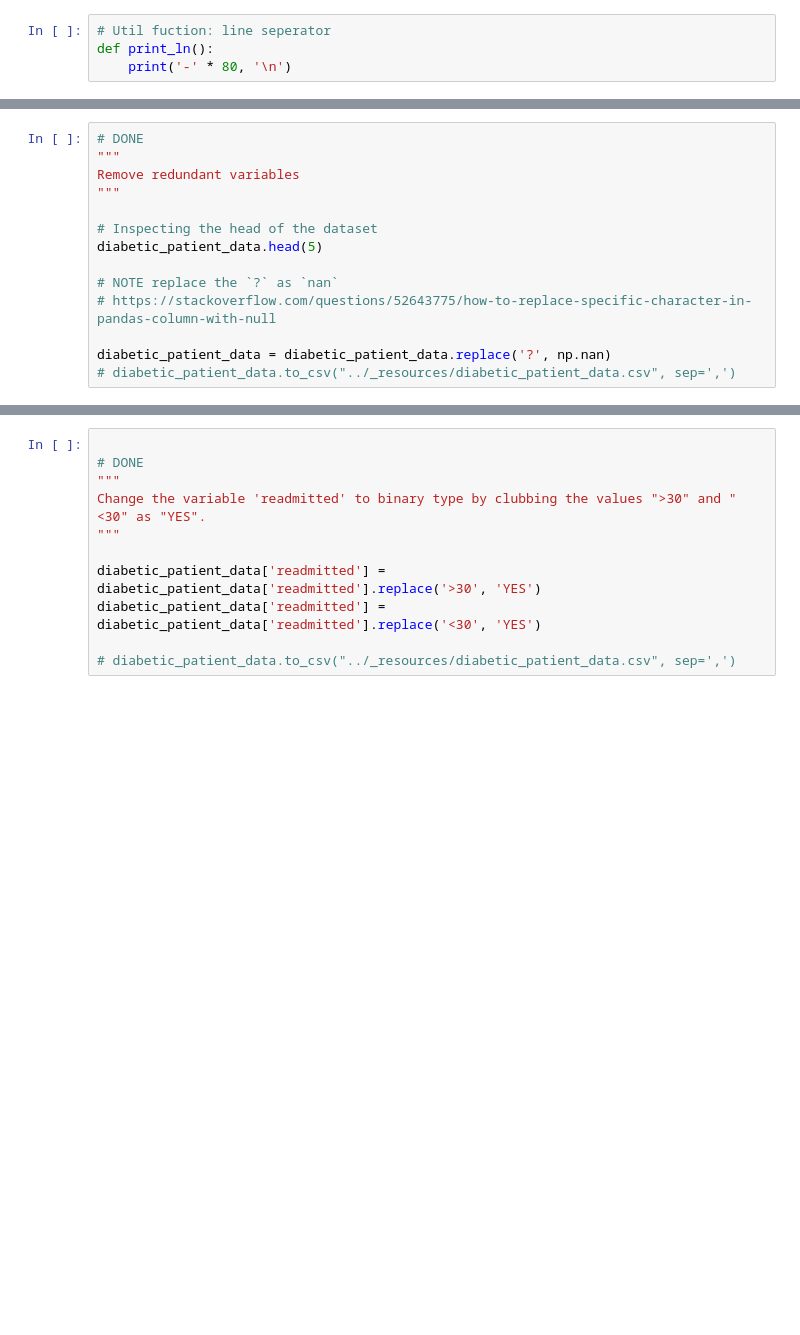
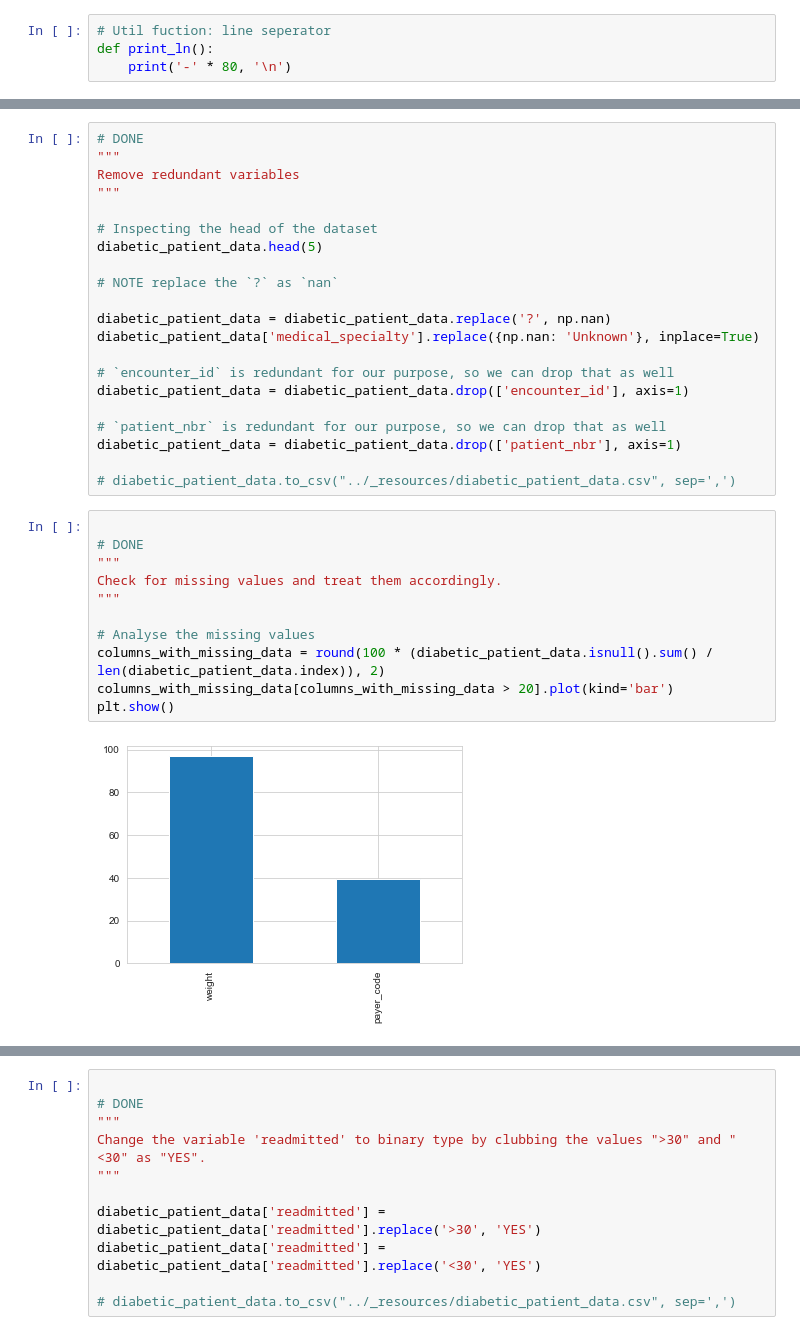
Before and after one commit to abhi18av/Risk_Stratification, a Jupyter notebook: src/Diabetic_Patients_Risk_Stratification.ipynb, the cells around one changed output, grey strips where cells are left out. Drawn from its saved outputs; the diff is of its cells as text; blank space fills up the shorter version.

```diff
--- a/src/Diabetic_Patients_Risk_Stratification.ipynb
+++ b/src/Diabetic_Patients_Risk_Stratification.ipynb
@@ -57,8 +54,28 @@ Remove redundant variables
 diabetic_patient_data.head(5)
 
 # NOTE replace the `?` as `nan`
-# https://stackoverflow.com/questions/52643775/how-to-replace-specific-character-in-pandas-column-with-null
 
 diabetic_patient_data = diabetic_patient_data.replace('?', np.nan)
+diabetic_patient_data['medical_specialty'].replace({np.nan: 'Unknown'}, inplace=True)
+
+# `encounter_id` is redundant for our purpose, so we can drop that as well
+diabetic_patient_data = diabetic_patient_data.drop(['encounter_id'], axis=1)
+
+# `patient_nbr` is redundant for our purpose, so we can drop that as well
+diabetic_patient_data = diabetic_patient_data.drop(['patient_nbr'], axis=1)
+
 # diabetic_patient_data.to_csv("../_resources/diabetic_patient_data.csv", sep=',')
+# %%
+
+# DONE
+"""
+Check for missing values and treat them accordingly.
+"""
+
+# Analyse the missing values
+columns_with_missing_data = round(100 * (diabetic_patient_data.isnull().sum() / len(diabetic_patient_data.index)), 2)
+columns_with_missing_data[columns_with_missing_data > 20].plot(kind='bar')
+plt.show()
+# %% [output]
+[figure, added]
 # %%
```
Also changed, not shown: parts of 12 cells of this notebook, 1 other file.
